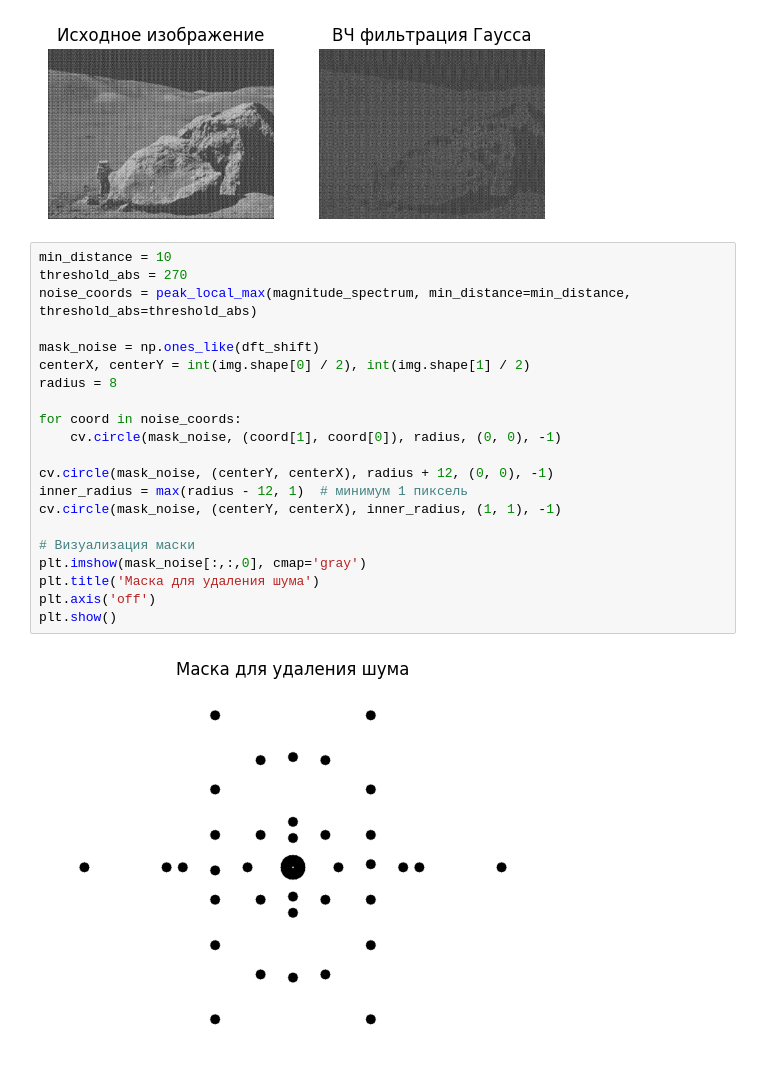
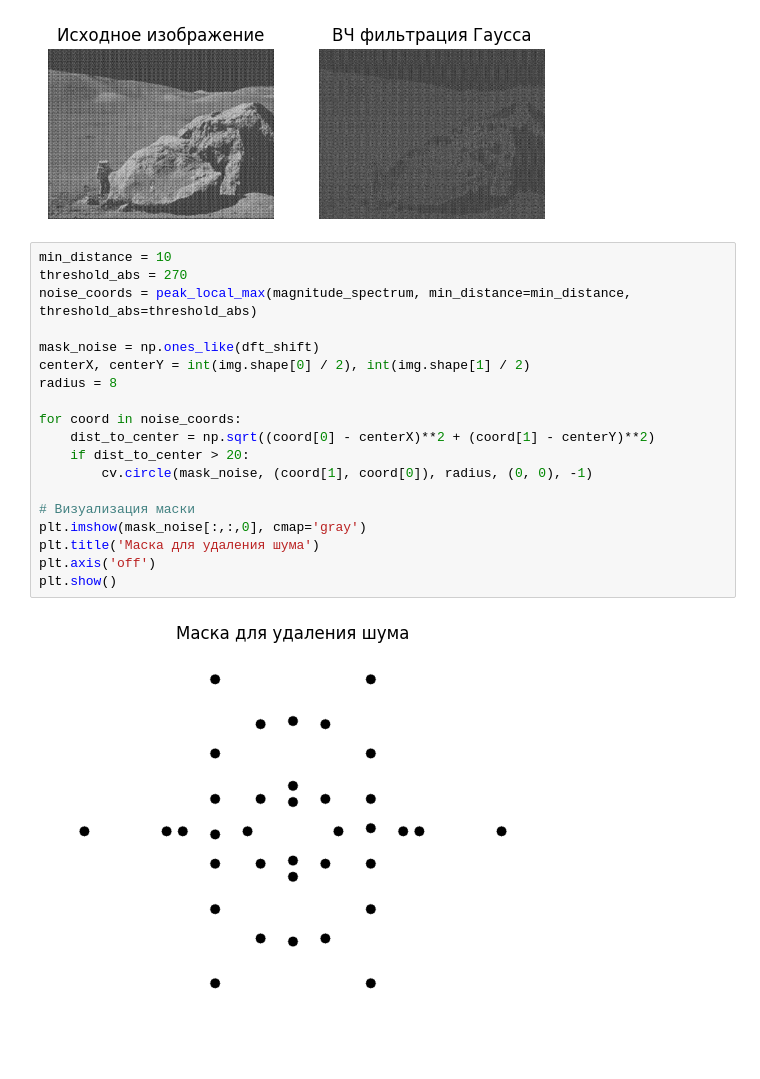
Before and after one commit to HiggsGH/Image-Processing, a Jupyter notebook: Fourier_Transform_Wavelets_Transform/Main.ipynb, the cells around one changed output. Drawn from its saved outputs; the diff is of its cells as text.

Commit message:
fix delete noise in Fourier_Transform_Wavelets_Transform

```diff
--- a/Fourier_Transform_Wavelets_Transform/Main.ipynb
+++ b/Fourier_Transform_Wavelets_Transform/Main.ipynb
@@ -77,26 +77,24 @@ plt.show()
 # %%
 min_distance = 10
 threshold_abs = 270
 noise_coords = peak_local_max(magnitude_spectrum, min_distance=min_distance, threshold_abs=threshold_abs)
 
 mask_noise = np.ones_like(dft_shift)
 centerX, centerY = int(img.shape[0] / 2), int(img.shape[1] / 2)
 radius = 8
 
 for coord in noise_coords:
-    cv.circle(mask_noise, (coord[1], coord[0]), radius, (0, 0), -1)
-
-cv.circle(mask_noise, (centerY, centerX), radius + 12, (0, 0), -1)
-inner_radius = max(radius - 12, 1)  # минимум 1 пиксель
-cv.circle(mask_noise, (centerY, centerX), inner_radius, (1, 1), -1)
+    dist_to_center = np.sqrt((coord[0] - centerX)**2 + (coord[1] - centerY)**2)
+    if dist_to_center > 20:
+        cv.circle(mask_noise, (coord[1], coord[0]), radius, (0, 0), -1)
 
 # Визуализация маски
 plt.imshow(mask_noise[:,:,0], cmap='gray')
 plt.title('Маска для удаления шума')
 plt.axis('off')
 plt.show()
 # %% [output]
-[figure, old version]
+[figure, new version]
 # %%
 # Применяем фильтр
 dft_shift_noise_removed = dft_shift * mask_noise
```
Also changed, not shown: parts of 3 cells of this notebook, 1 other file.
